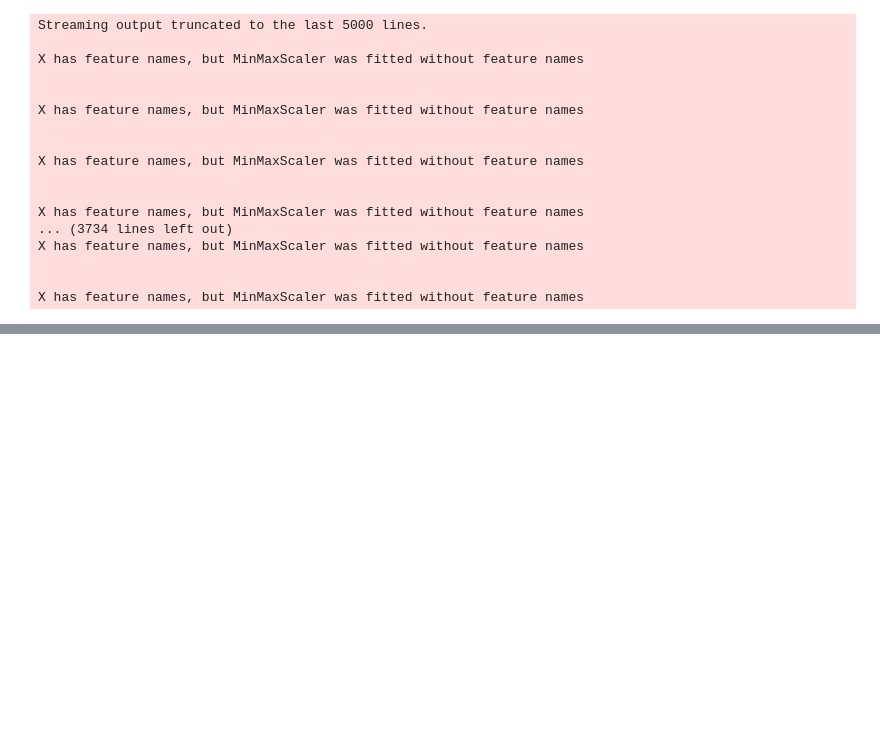
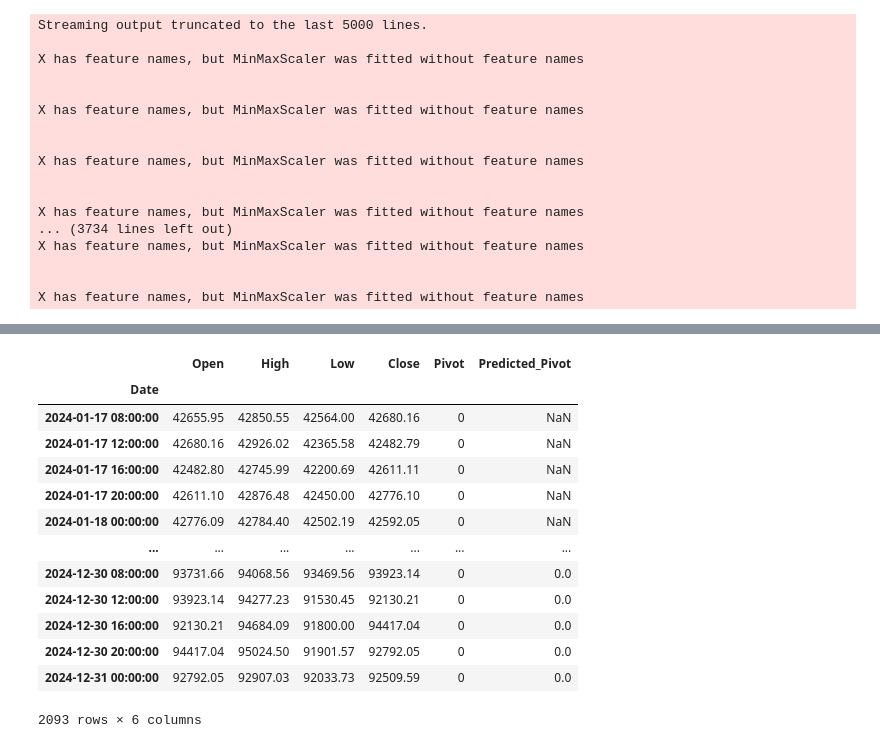
Before and after one commit to ifeLight/ml-bot, a Jupyter notebook: binance.ipynb, the cells around one changed output, grey strips where cells are left out. Saved outputs shown, nothing was run; the diff lists cells and outputs as text; code cells hidden in the pictures; blank space fills up the shorter version.

```diff
--- a/binance.ipynb
+++ b/binance.ipynb
@@ -451,3 +490,20 @@ data
+# %%
+data[['Open', 'High', 'Low', 'Close', 'Pivot', 'Predicted_Pivot']]
+# %% [output]
+|  | Open | High | Low | Close | Pivot | Predicted_Pivot |
+| Date |  |  |  |  |  |  |
+| 2024-01-17 08:00:00 | 42655.95 | 42850.55 | 42564.00 | 42680.16 | 0 | NaN |
+| 2024-01-17 12:00:00 | 42680.16 | 42926.02 | 42365.58 | 42482.79 | 0 | NaN |
+| 2024-01-17 16:00:00 | 42482.80 | 42745.99 | 42200.69 | 42611.11 | 0 | NaN |
+| 2024-01-17 20:00:00 | 42611.10 | 42876.48 | 42450.00 | 42776.10 | 0 | NaN |
+| 2024-01-18 00:00:00 | 42776.09 | 42784.40 | 42502.19 | 42592.05 | 0 | NaN |
+| ... | ... | ... | ... | ... | ... | ... |
+| 2024-12-30 08:00:00 | 93731.66 | 94068.56 | 93469.56 | 93923.14 | 0 | 0.0 |
+| 2024-12-30 12:00:00 | 93923.14 | 94277.23 | 91530.45 | 92130.21 | 0 | 0.0 |
+| 2024-12-30 16:00:00 | 92130.21 | 94684.09 | 91800.00 | 94417.04 | 0 | 0.0 |
+| 2024-12-30 20:00:00 | 94417.04 | 95024.50 | 91901.57 | 92792.05 | 0 | 0.0 |
+| 2024-12-31 00:00:00 | 92792.05 | 92907.03 | 92033.73 | 92509.59 | 0 | 0.0 |
+2093 rows × 6 columns
 # %%
 data['Predicted_Pivot'].value_counts()
 # data['Pivot'].value_counts()
```
Also changed, not shown: parts of 19 cells of this notebook.
